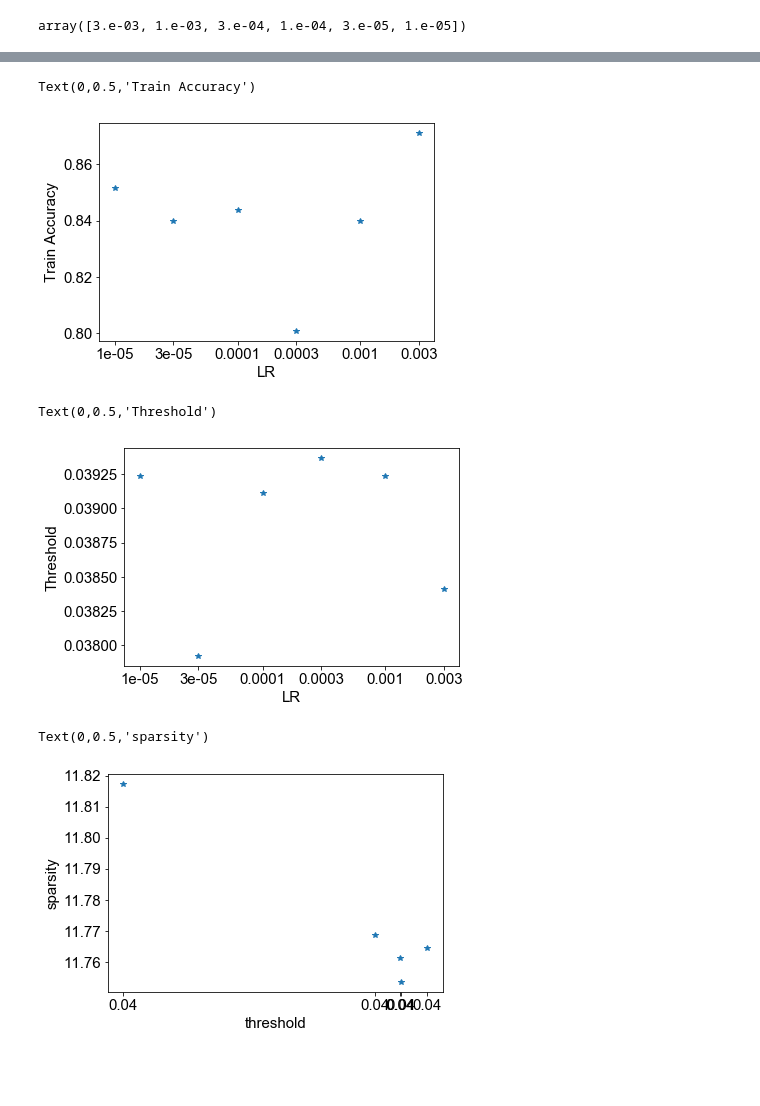
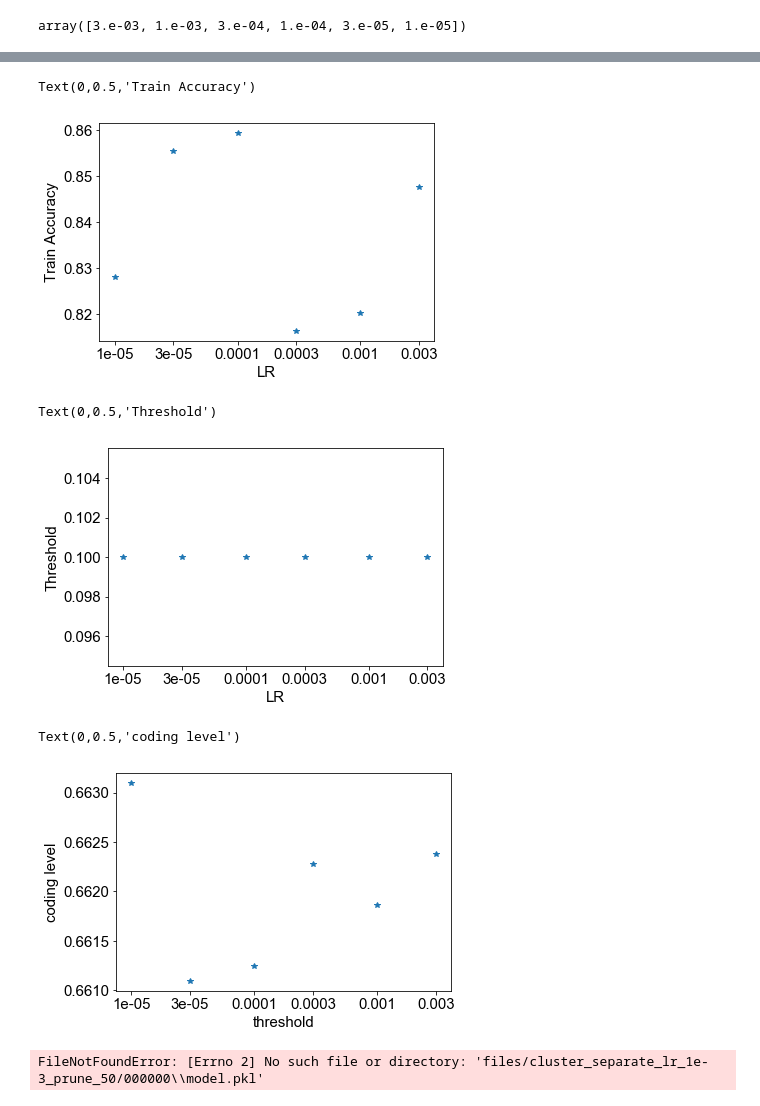
Before and after one commit to gyyang/olfaction_evolution, a Jupyter notebook: notebooks/analyze_K.ipynb, the cells around one changed output, grey strips where cells are left out. Cells and saved outputs as stored; diff of their text form; code cells hidden in the pictures; blank space fills up the shorter version.

Commit message:
- fixed log and specified cluster settings

```diff
--- a/notebooks/analyze_K.ipynb
+++ b/notebooks/analyze_K.ipynb
@@ -31,6 +31,6 @@ mpl.rcParams['ps.fonttype'] = 42
 mpl.rcParams['font.family'] = 'arial'
 mpl.rcParams['image.cmap']='jet'
 # %%
-path = 'files/cluster_separate_lr_1e-450//'
+path = 'files/cluster_separate_lr_1e-3_prune_50/'
 x = tools.load_all_results(path, argLast=True)
 # %% [output]
@@ -100,7 +99,7 @@ plt.xlabel('LR')
 plt.ylabel('Train Accuracy')
 # %% [output]
 Text(0,0.5,'Train Accuracy')
-[figure, old version]
+[figure, new version]
 # %%
 plt.plot(np.log(x['lr']), x['thres'], '*')
 plt.xticks(np.log(x['lr']),x['lr'])
@@ -108,17 +107,19 @@ plt.xlabel('LR')
 plt.ylabel('Threshold')
 # %% [output]
 Text(0,0.5,'Threshold')
-[figure, old version]
+[figure, new version]
 # %%
-plt.plot(np.log(x['thres'])[1:], x['sparsity'].mean(axis=1)[1:], '*')
-plt.xticks(np.log(x['thres'][1:]),np.round(x['thres'][1:],2))
+plt.plot(np.log(x['lr']), x['coding_level'], '*')
+plt.xticks(np.log(x['lr']),x['lr'])
 plt.xlabel('threshold')
-plt.ylabel('sparsity')
+plt.ylabel('coding level')
 # %% [output]
-Text(0,0.5,'sparsity')
+Text(0,0.5,'coding level')
-[figure, old version]
+[figure, new version]
 # %%
 w_glo = tools.load_pickle(path, 'w_glo')[0]
+# %% [output]
+FileNotFoundError: [Errno 2] No such file or directory: 'files/cluster_separate_lr_1e-3_prune_50/000000\\model.pkl'
 # %%
 plt.imshow(w_glo[:,:30])
 plt.colorbar()
```
Also changed, not shown: parts of 13 cells of this notebook, 2 other files.
